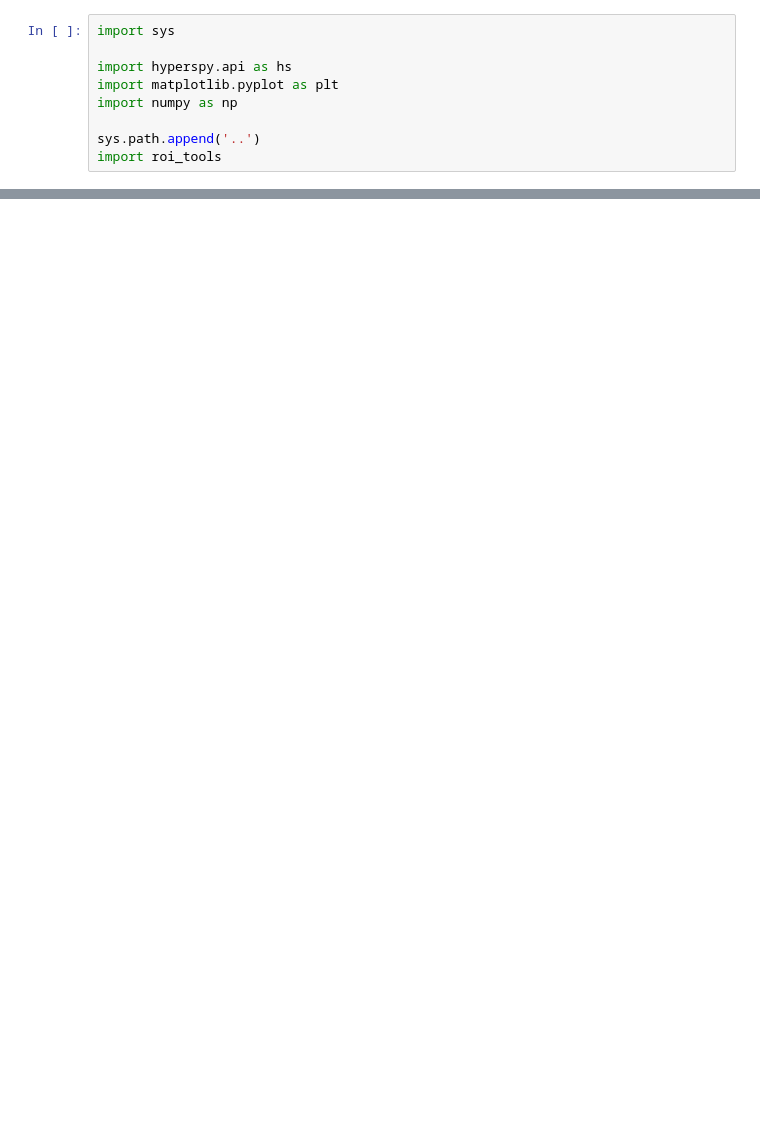
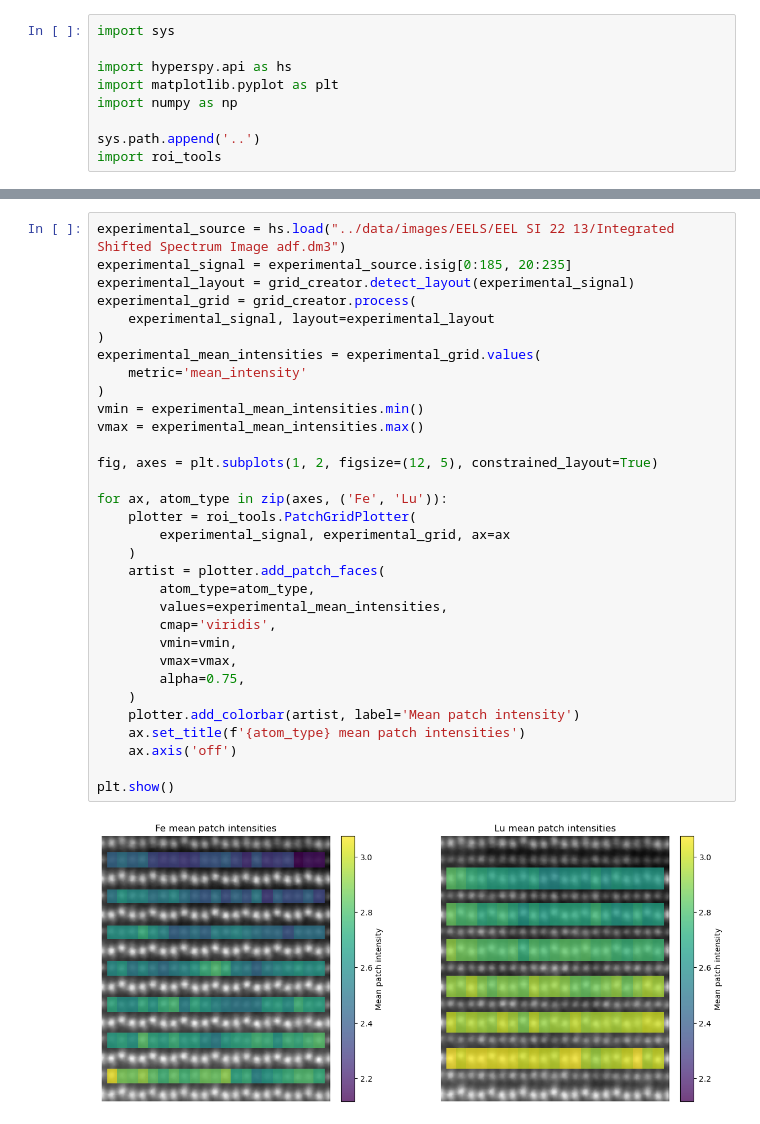
Before and after one commit to jiananwu72/h-LFO-point-defects, a Jupyter notebook: notebooks/plotting.ipynb, the cells around one changed output, grey strips where cells are left out. Drawn from its saved outputs; the diff is of its cells as text; blank space fills up the shorter version.

```diff
--- a/notebooks/plotting.ipynb
+++ b/notebooks/plotting.ipynb
@@ -40,0 +71,34 @@ plt.show()
+# %%
+experimental_source = hs.load("../data/images/EELS/EEL SI 22 13/Integrated Shifted Spectrum Image adf.dm3")
+experimental_signal = experimental_source.isig[0:185, 20:235]
+experimental_layout = grid_creator.detect_layout(experimental_signal)
+experimental_grid = grid_creator.process(
+    experimental_signal, layout=experimental_layout
+)
+experimental_mean_intensities = experimental_grid.values(
+    metric='mean_intensity'
+)
+vmin = experimental_mean_intensities.min()
+vmax = experimental_mean_intensities.max()
+
+fig, axes = plt.subplots(1, 2, figsize=(12, 5), constrained_layout=True)
+
+for ax, atom_type in zip(axes, ('Fe', 'Lu')):
+    plotter = roi_tools.PatchGridPlotter(
+        experimental_signal, experimental_grid, ax=ax
+    )
+    artist = plotter.add_patch_faces(
+        atom_type=atom_type,
+        values=experimental_mean_intensities,
+        cmap='viridis',
+        vmin=vmin,
+        vmax=vmax,
+        alpha=0.75,
+    )
+    plotter.add_colorbar(artist, label='Mean patch intensity')
+    ax.set_title(f'{atom_type} mean patch intensities')
+    ax.axis('off')
+
+plt.show()
+# %% [output]
+[figure, added]
```
Also changed, not shown: parts of 5 cells of this notebook, 23 other files.
